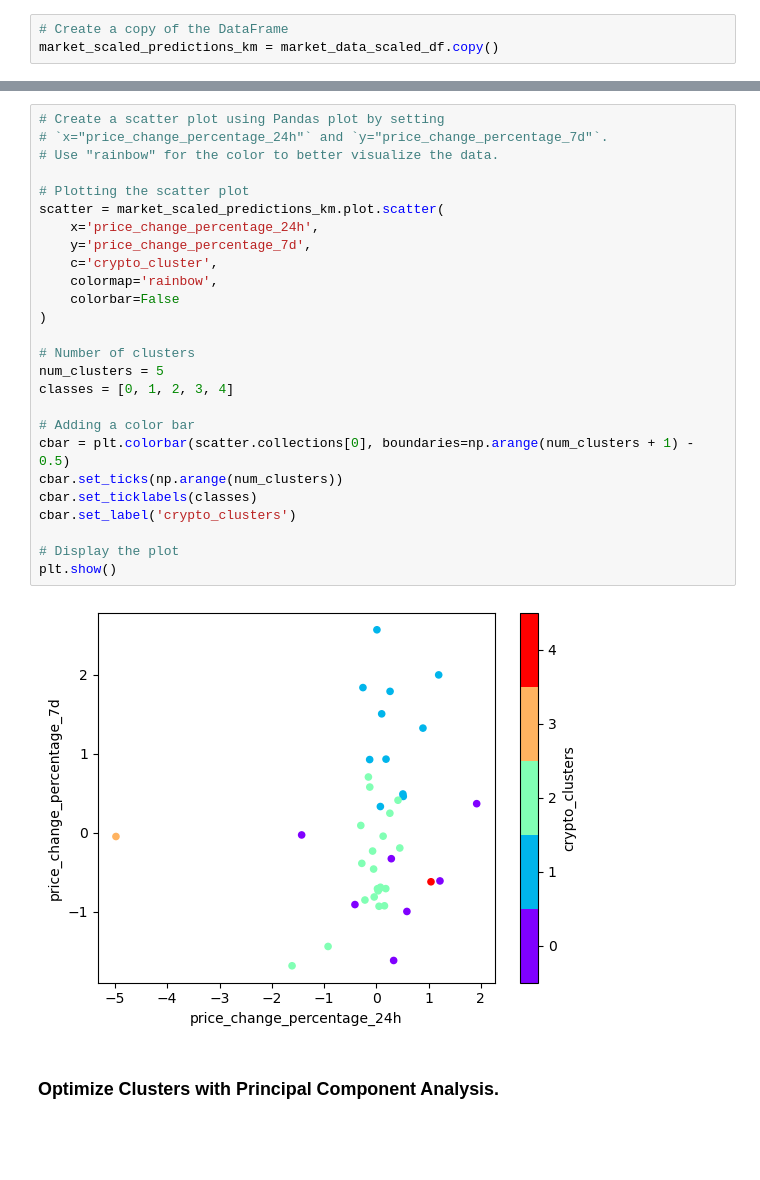
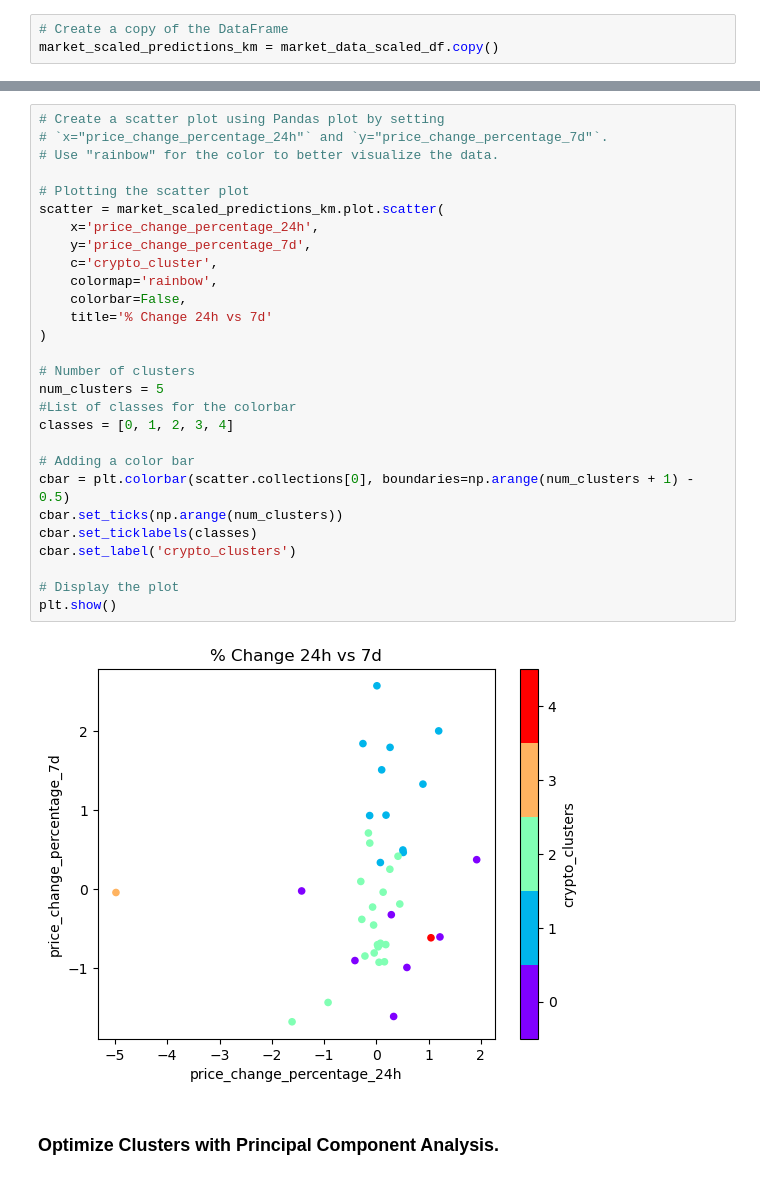
Before and after one commit to sin31415/CryptoClustering, a Jupyter notebook: Crypto_Clustering_starter_code.ipynb, the cells around one changed output, grey strips where cells are left out. Saved outputs shown, nothing was run; the diff lists cells and outputs as text; blank space fills up the shorter version.

```diff
--- a/Crypto_Clustering_starter_code.ipynb
+++ b/Crypto_Clustering_starter_code.ipynb
@@ -187,31 +189,33 @@ market_scaled_predictions_km.head()
 # %%
 # Create a scatter plot using Pandas plot by setting
 # `x="price_change_percentage_24h"` and `y="price_change_percentage_7d"`.
 # Use "rainbow" for the color to better visualize the data.
 
 # Plotting the scatter plot
 scatter = market_scaled_predictions_km.plot.scatter(
     x='price_change_percentage_24h',
     y='price_change_percentage_7d',
     c='crypto_cluster',
     colormap='rainbow',
-    colorbar=False
+    colorbar=False,
+    title='% Change 24h vs 7d'
 )
 
 # Number of clusters
 num_clusters = 5
+#List of classes for the colorbar
 classes = [0, 1, 2, 3, 4]
 
 # Adding a color bar
 cbar = plt.colorbar(scatter.collections[0], boundaries=np.arange(num_clusters + 1) - 0.5)
 cbar.set_ticks(np.arange(num_clusters))
 cbar.set_ticklabels(classes)
 cbar.set_label('crypto_clusters')
 
 # Display the plot
 plt.show()
 # %% [output]
-[figure, old version]
+[figure, new version]
 # %% [markdown]
 ### Optimize Clusters with Principal Component Analysis.
 # %%
```
Also changed, not shown: parts of 12 cells of this notebook, 1 other file.
